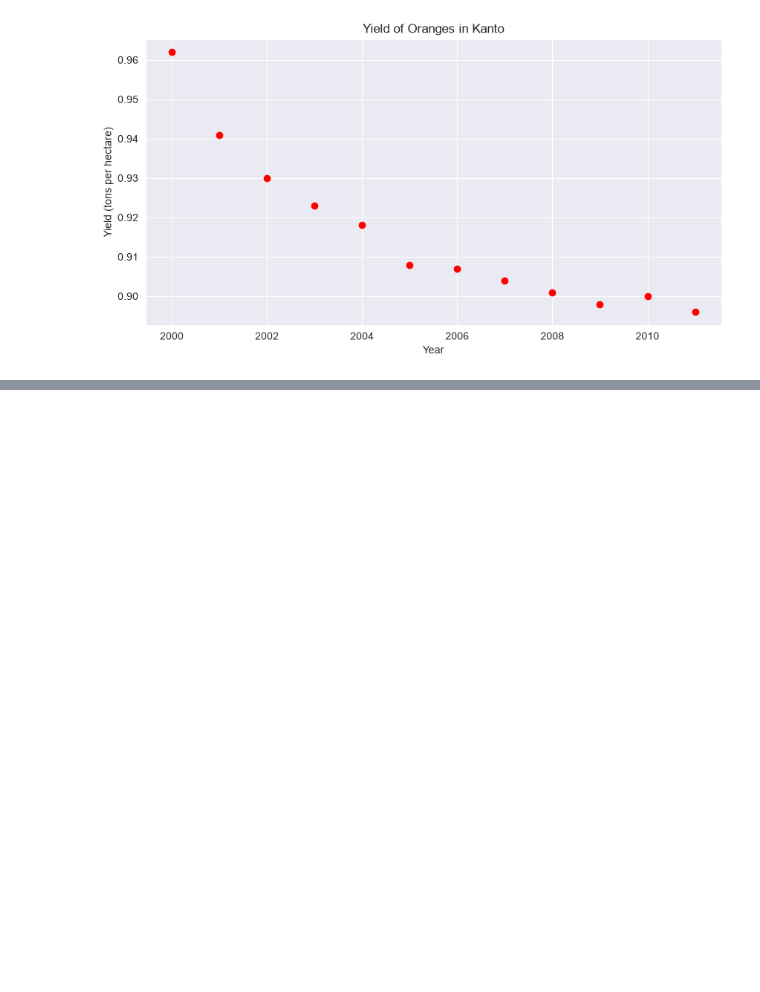
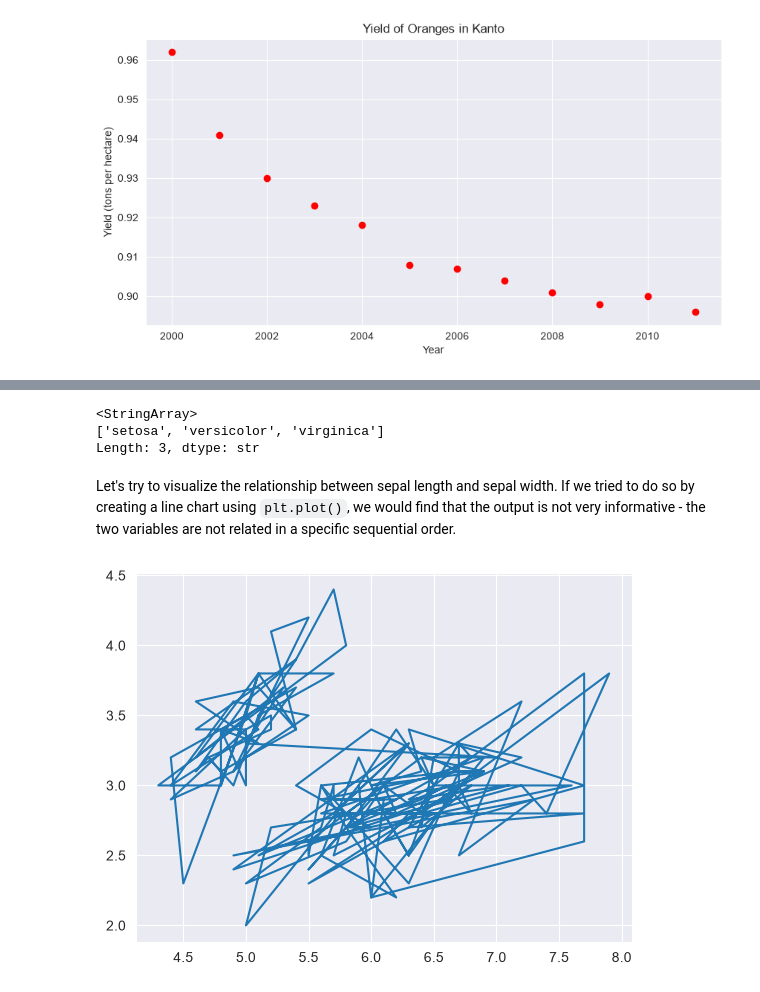
Before and after one commit to kelpppp/data-viz-notes, a Jupyter notebook: 02-data-visualization-notes.ipynb, the cells around one changed output, grey strips where cells are left out. Saved outputs shown, nothing was run; the diff lists cells and outputs as text; code cells hidden in the pictures; blank space fills up the shorter version.

```diff
--- a/02-data-visualization-notes.ipynb
+++ b/02-data-visualization-notes.ipynb
@@ -255,0 +262,4 @@ plt.ylabel('Yield (tons per hectare)');
+# %%
+# load data into a Pandas dataframe
+flowers_df = sns.load_dataset("iris")
+flowers_df
@@ -255,0 +280,14 @@ plt.ylabel('Yield (tons per hectare)');
+# %%
+# the Pandas .unique() method extracts distinct values from a Series (a single column)
+# and returns them as a NumPy array
+flowers_df.species.unique()
+# %% [output]
+<StringArray>
+['setosa', 'versicolor', 'virginica']
+Length: 3, dtype: str
+# %% [markdown]
+Let's try to visualize the relationship between sepal length and sepal width. If we tried to do so by creating a line chart using `plt.plot()`, we would find that the output is not very informative - the two variables are not related in a specific sequential order.
+# %%
+plt.plot(flowers_df.sepal_length, flowers_df.sepal_width);
+# %% [output]
+[figure, added]
```
Also changed, not shown: parts of 33 cells of this notebook.
